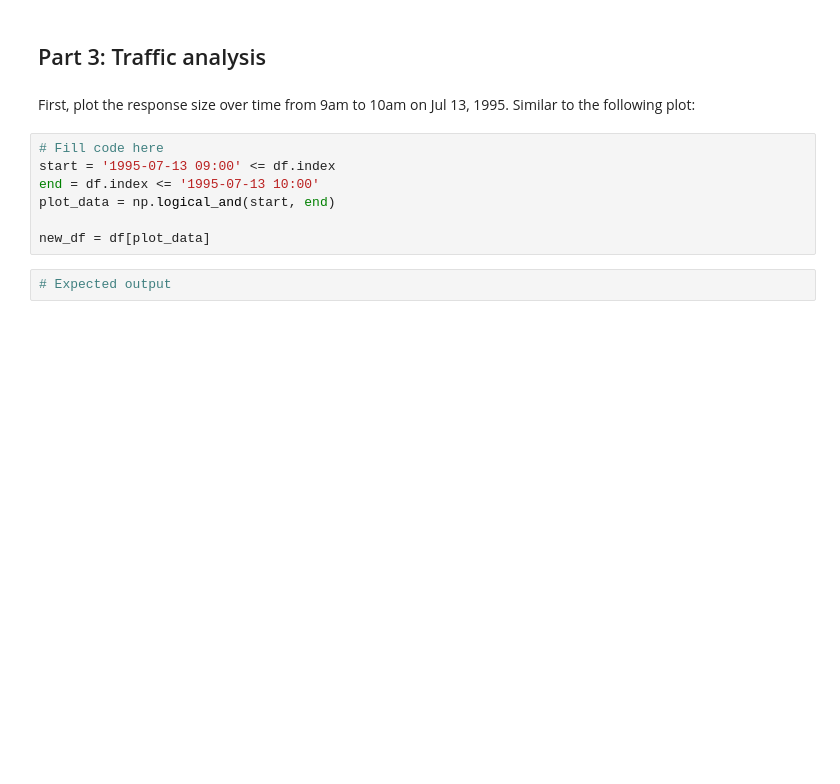
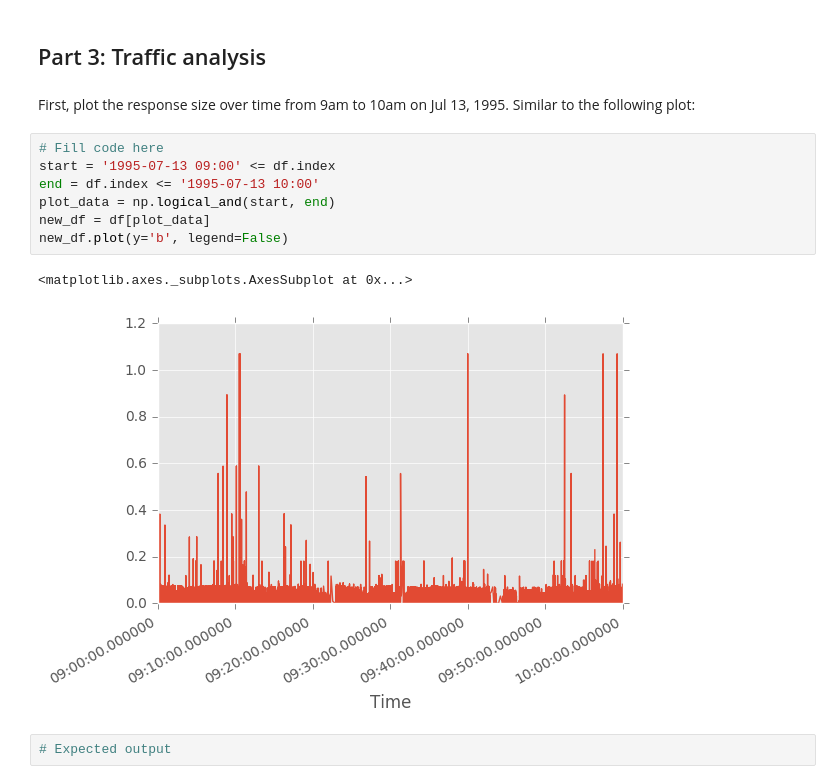
Before and after one commit to tow02/iccs413, a Jupyter notebook: assignments/a1/Assn1 - Web Server Log Analysis.ipynb, the cells around one changed output. Cells and saved outputs as stored; diff of their text form; blank space fills up the shorter version.

```diff
--- a/assignments/a1/Assn1 - Web Server Log Analysis.ipynb
+++ b/assignments/a1/Assn1 - Web Server Log Analysis.ipynb
@@ -254,10 +254,13 @@ First, plot the response size over time from 9am to 10am on Jul 13, 1995. Simila
 # %%
 # Fill code here
 start = '1995-07-13 09:00' <= df.index
 end = df.index <= '1995-07-13 10:00'
 plot_data = np.logical_and(start, end)
-
 new_df = df[plot_data]
+new_df.plot(y='b', legend=False)
+# %% [output]
+<matplotlib.axes._subplots.AxesSubplot at 0x...>
+[figure, added]
 # %%
 # Expected output
 # %% [output]
```
Also changed, not shown: parts of 13 cells of this notebook.
